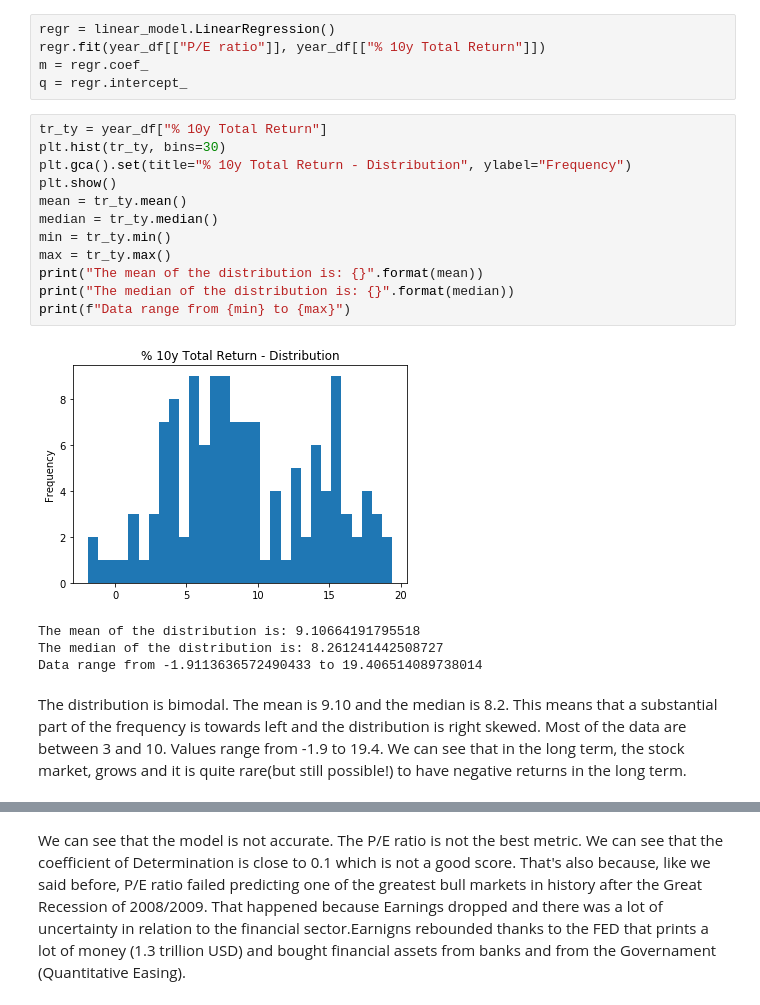
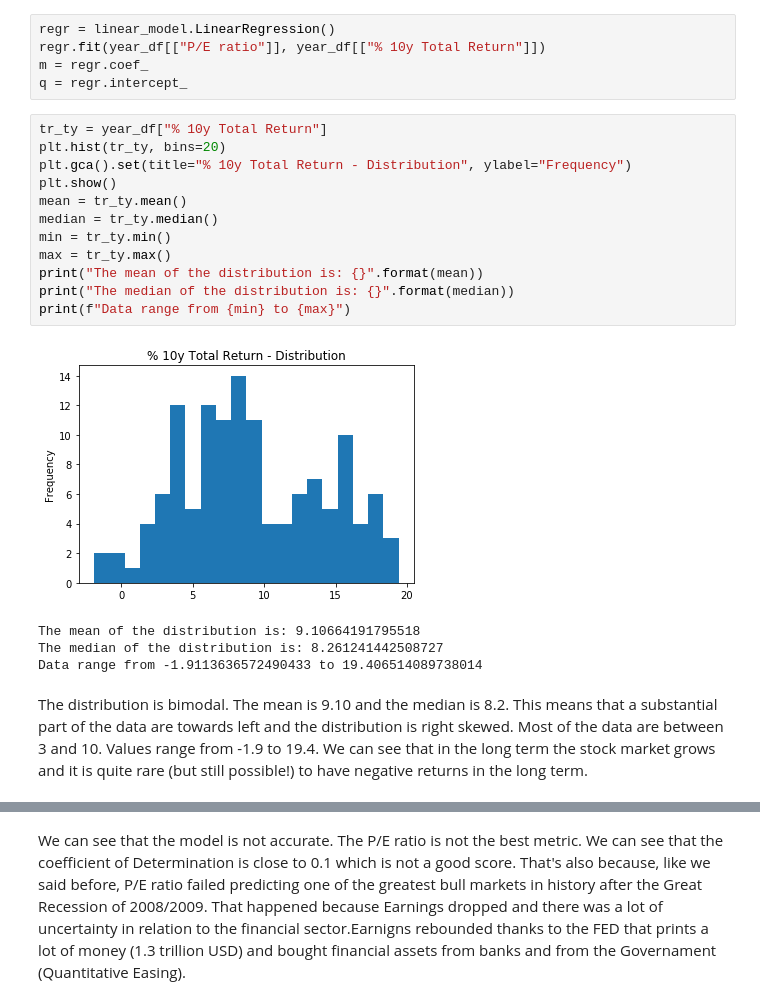
Before and after one commit to emanuelecora/P-E-and-Stock-Market-Return, a Jupyter notebook: Notebook.ipynb, the cells around one changed output, grey strips where cells are left out. Saved outputs shown, nothing was run; the diff lists cells and outputs as text.

```diff
--- a/Notebook.ipynb
+++ b/Notebook.ipynb
@@ -250,23 +250,23 @@ m = regr.coef_
 q = regr.intercept_
 # %%
 tr_ty = year_df["% 10y Total Return"]
-plt.hist(tr_ty, bins=30)
+plt.hist(tr_ty, bins=20)
 plt.gca().set(title="% 10y Total Return - Distribution", ylabel="Frequency")
 plt.show()
 mean = tr_ty.mean()
 median = tr_ty.median()
 min = tr_ty.min()
 max = tr_ty.max()
 print("The mean of the distribution is: {}".format(mean))
 print("The median of the distribution is: {}".format(median))
 print(f"Data range from {min} to {max}")
 # %% [output]
-[figure, old version]
+[figure, new version]
 The mean of the distribution is: 9.10664191795518
 The median of the distribution is: 8.261241442508727
 Data range from -1.9113636572490433 to 19.406514089738014
 # %% [markdown]
-The distribution is bimodal. The mean is 9.10 and the median is 8.2. This means that a substantial part of the frequency is towards left and the distribution is right skewed. Most of the data are between 3 and 10. Values range from -1.9 to 19.4. We can see that in the long term, the stock market, grows and it is quite rare(but still possible!) to have negative returns in the long term.
+The distribution is bimodal. The mean is 9.10 and the median is 8.2. This means that a substantial part of the data are towards left and the distribution is right skewed. Most of the data are between 3 and 10. Values range from -1.9 to 19.4. We can see that in the long term the stock market grows and it is quite rare (but still possible!) to have negative returns in the long term.
 # %%
 plt.scatter(year_df["P/E ratio"], year_df["% 10y Total Return"])
 plt.plot(year_df["P/E ratio"], regr.coef_[0]*year_df["P/E ratio"]+ regr.intercept_[0], 'r')
```
Also changed, not shown: parts of 18 cells of this notebook.
